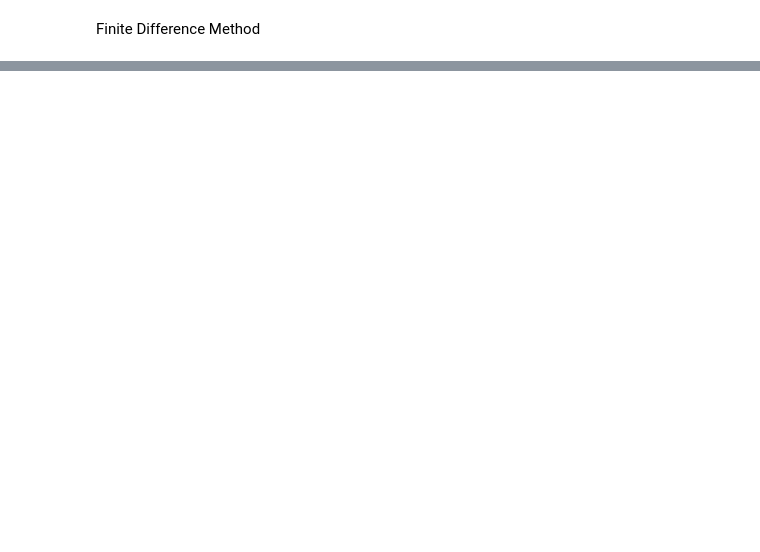
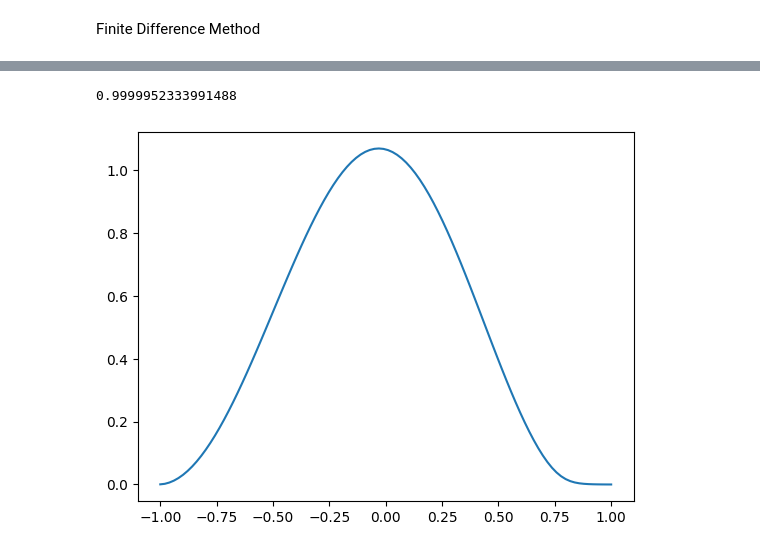
Before and after one commit to twalk335/Math-3150-Final-Project, a Jupyter notebook: Crank.ipynb, the cells around one changed output, grey strips where cells are left out. Cells and saved outputs as stored; diff of their text form; code cells hidden in the pictures; blank space fills up the shorter version.

```diff
--- a/Crank.ipynb
+++ b/Crank.ipynb
@@ -89 +60,62 @@ print(np.trapz(np.absolute(sols)**2))
+# %%
+
+# K =lambda x : (1 + 2*A + V[x] * alpha) / A
+# G = lambda x : (1 - 2*A - V[x] * alpha) / A
+
+Kt = lambda x,ti : (1 + 2*A + Vt(ti)[x] * alpha) / A
+Gt = lambda x,ti : (1 - 2*A - Vt(ti)[x] * alpha) / A
+
+psi0 = np.exp(-(x**2)*100)
+
+def MBarrs(solutions,t=None):
+    diag_count = 0
+
+    M = np.zeros((len(x),len(x)))
+    B = np.zeros((len(x),))
+    for i in range(len(x)):
+        for j in range(len(x)):
+
+
+
+            if i == j:
+                # M[i,j] = K (i)
+                M[i,j] = Kt (i,t)
+                diag_count += 1
+
+            elif (i == diag_count - 1) and (j == diag_count):
+                M[i, j] = -1
+
+            elif (i == diag_count) and j == (diag_count - 1):
+                M[i, j] = -1
+
+        if i > 1 and i < len(x) - 1:
+            # B[i] = solutions[i] * G(i) + solutions[i+1] + solutions[i-1]
+            B[i] = solutions[i] * Gt(i,t) + solutions[i+1] + solutions[i-1]
+        elif i == 0:
+            B[i] = 0 #solutions[i] * G(i) + solutions[i+1]
+        elif i == len(x):
+            B[i] = 0 #solutions[i] * G(i) + solutions[i-1]
+    return(M,B)
+
+M1,B1 = MBarrs(psi0,0)
+
+V_overtime = np.empty((len(t),len(x)))
+
+sols = np.linalg.solve(M1,B1)
+solution_matrix = np.empty((len(t),len(x)))
+for i in range(len(t)):
+    Mx,Bx = MBarrs(sols,i)
+    sols = np.linalg.solve(Mx,Bx)
+    sols = sols / np.sqrt(np.sum(sols**2 * dx))
+    solution_matrix[i] = sols
+    V_overtime[i] = Vt(i)
+
+
+#Psi_squared = np.absolute(sols/np.sqrt(np.sum(sols**2)))**2
+plt.plot(x,np.absolute(solution_matrix[50])**2)
+
+print(np.trapz(np.absolute(solution_matrix[50])**2,x))
+# %% [output]
+0.9999952333991488
+[figure, added]
 # %%
```
Also changed, not shown: parts of 7 cells of this notebook.
